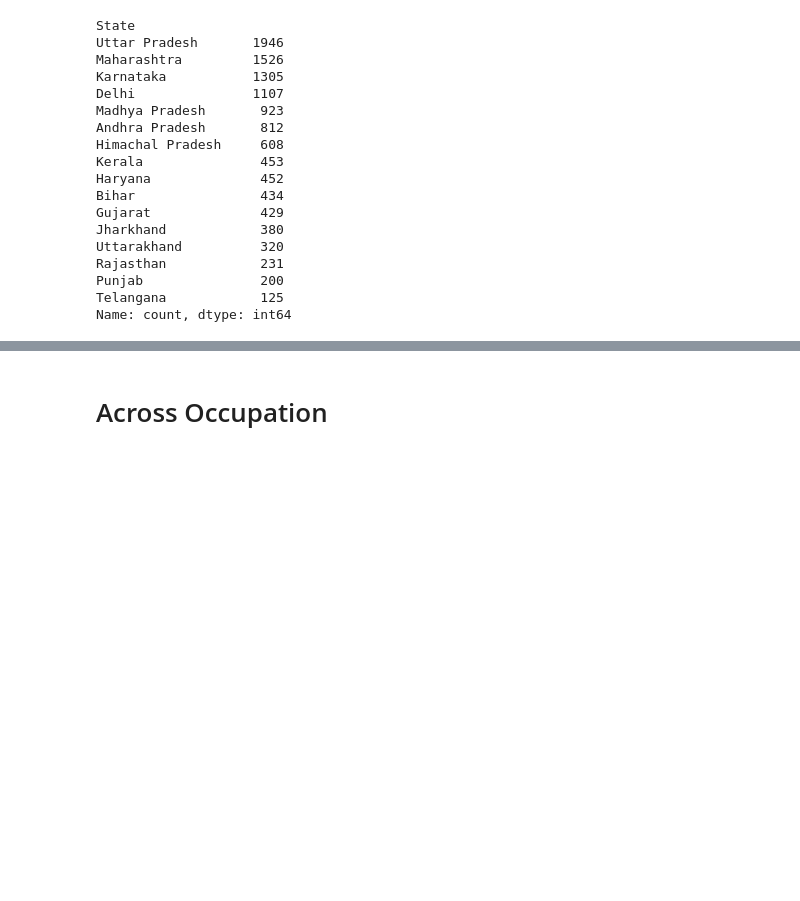
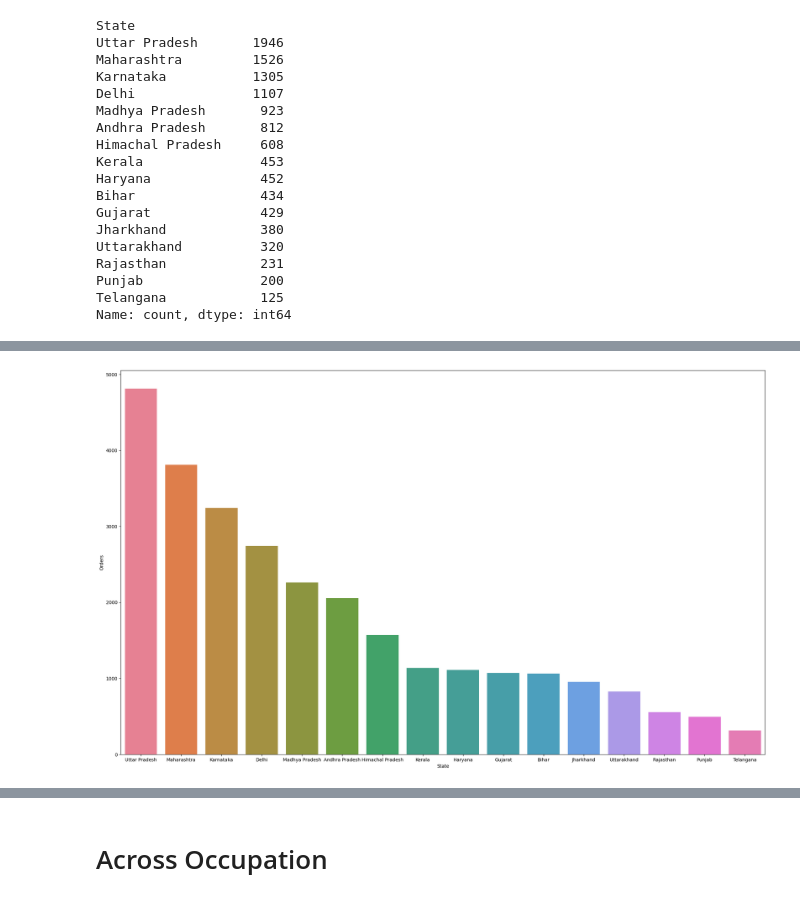
Before and after one commit to RayirthSoni/EDA-Practise, a Jupyter notebook: Code/analysis.ipynb, the cells around one changed output, grey strips where cells are left out. Drawn from its saved outputs; the diff is of its cells as text; code cells hidden in the pictures; blank space fills up the shorter version.

```diff
--- a/Code/analysis.ipynb
+++ b/Code/analysis.ipynb
@@ -259 +280,8 @@ Name: count, dtype: int64
+# %%
+plt.figure(figsize=(25, 15))
+sns.barplot(data=df.groupby('State', as_index=False)['Orders'].sum().sort_values(by='Orders', ascending=False),
+            x='State', y='Orders', hue='State')
+plt.show();
+# %% [output]
+[figure, added]
 # %%
```
Also changed, not shown: parts of 8 cells of this notebook.
